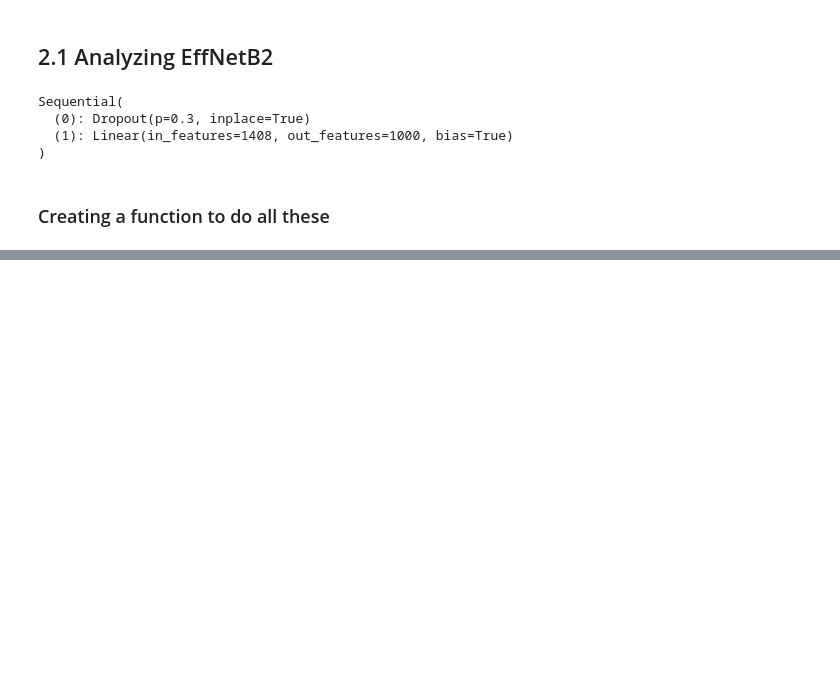
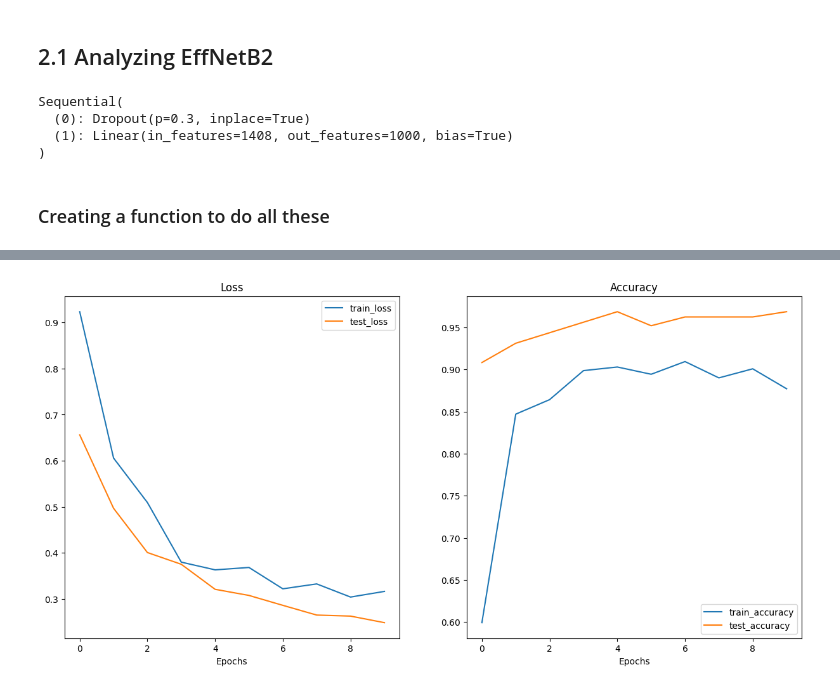
Before and after one commit to cruvss/Deeplearning_X_PyTorch, a Jupyter notebook: 6.Model_Deployment/notebook.ipynb, the cells around one changed output, grey strips where cells are left out. Cells and saved outputs as stored; diff of their text form; code cells hidden in the pictures; blank space fills up the shorter version.

Commit message:
Train Effnet model

```diff
--- a/6.Model_Deployment/notebook.ipynb
+++ b/6.Model_Deployment/notebook.ipynb
@@ -218,7 +218,7 @@ def create_effnetb2_model(num_classes : int=3,
     model.classifier = nn.Sequential(
         nn.Dropout(p=0.3, inplace=True),
         nn.Linear(in_features=1408, out_features= num_classes)
-    )
+    ).to(device)
     return model, transforms
 # %%
 effnetb2, effnetb2_transforms = create_effnetb2_model(num_classes=3,
@@ -225,0 +228,5 @@ effnetb2, effnetb2_transforms = create_effnetb2_model(num_classes=3,
+# %%
+train_dataloader_effnetb2, test_dataloader_effnetb2, class_names = data_setup.create_dataloaders(train_dir=train_dir,
+                                                                                                 test_dir=test_dir,
+                                                                                                 transform=effnetb2_transforms,
+                                                                                                 batch_size=16)
@@ -225,0 +235,14 @@ effnetb2, effnetb2_transforms = create_effnetb2_model(num_classes=3,
+# %%
+optimizer = torch.optim.Adam(params=effnetb2.parameters(),
+                             lr=1e-3)
+loss_fn = torch.nn.CrossEntropyLoss()
+
+set_seeds()
+
+effnetb2_results = engine.train(model=effnetb2,
+                                train_dataloader=train_dataloader_effnetb2,
+                                test_dataloader=test_dataloader_effnetb2,
+                                epochs=10,
+                                optimizer=optimizer,
+                                loss_fn=loss_fn,
+                                device=device)
@@ -225,0 +260,4 @@ effnetb2, effnetb2_transforms = create_effnetb2_model(num_classes=3,
+# %%
+plot_loss_curves(effnetb2_results)
+# %% [output]
+[figure, added]
```
Also changed, not shown: parts of 3 cells of this notebook.
